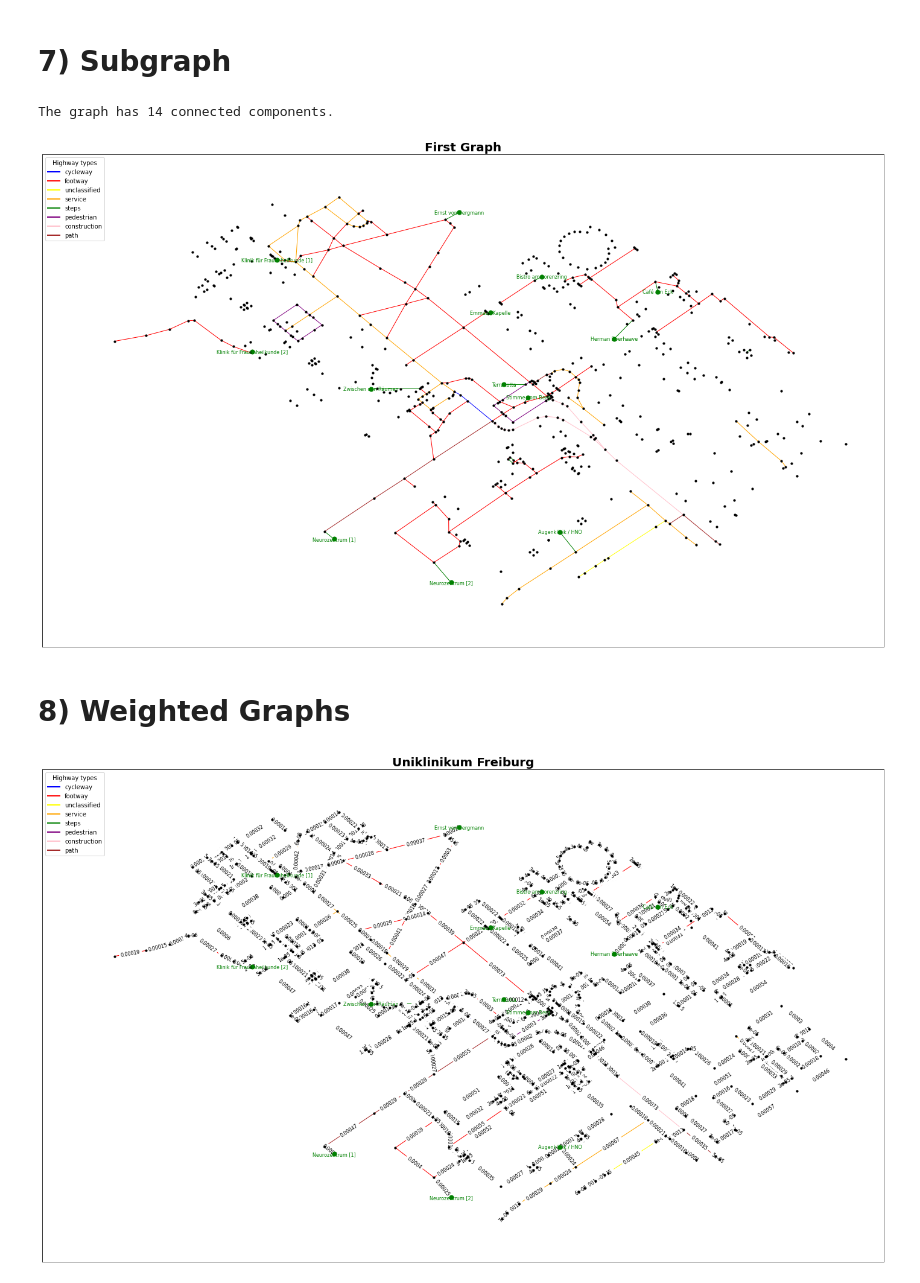
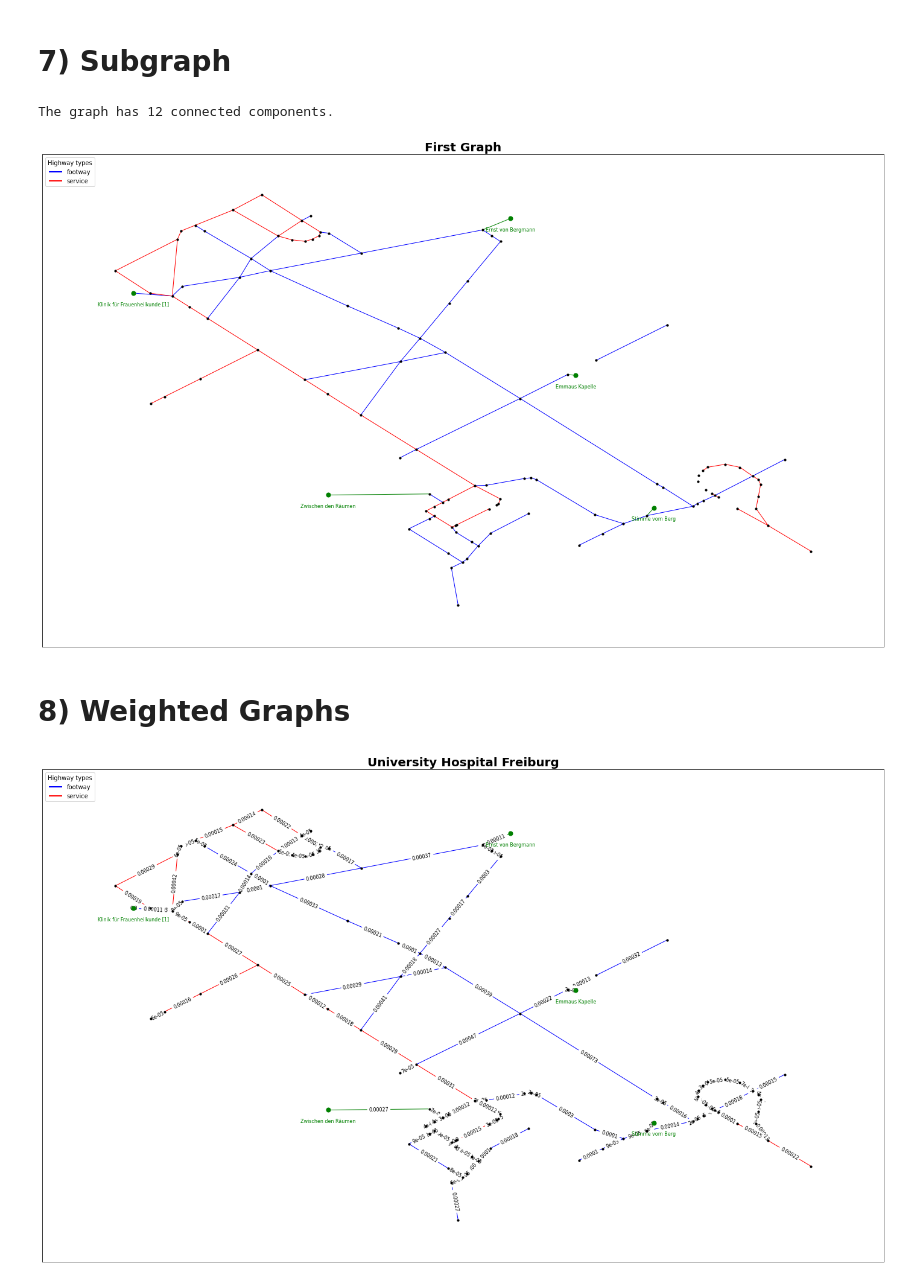
Before and after one commit to Dacian22/Medicar, a Jupyter notebook: Playground_Arved/UH_Freiburg_network.ipynb, the cells around one changed output. Cells and saved outputs as stored; diff of their text form; code cells hidden in the pictures.

```diff
--- a/Playground_Arved/UH_Freiburg_network.ipynb
+++ b/Playground_Arved/UH_Freiburg_network.ipynb
@@ -122,12 +122,12 @@ params = {
 # %%
-# # define necesssary parameters for the graph
-# params = {
-#     'named_nodes': ['Zwischen den Räumen', 'Stimme vom Berg',
-#                     'Emmaus Kapelle', 'Klinik für Frauenheilkunde [1]',
-#                     'Ernst von Bergmann'], # default: named_nodes.values()
-#     'highways': ['footway', 'service'], # default: highways
-#     'footprints': False # default: True
-# }
+# define necesssary parameters for the graph
+params = {
+    'named_nodes': ['Zwischen den Räumen', 'Stimme vom Berg',
+                    'Emmaus Kapelle', 'Klinik für Frauenheilkunde [1]',
+                    'Ernst von Bergmann'], # default: named_nodes.values()
+    'highways': ['footway', 'service'], # default: highways
+    'footprints': False # default: True
+}
 # %%
 # create a graph for the different types of highways
 G_highways = nx.Graph()
@@ -240,7 +240,7 @@ connected_components = list(nx.connected_components(G))
 # print the number of connected components
 print('The graph has {} connected components.'.format(len(connected_components)))
 # %% [output]
-The graph has 14 connected components.
+The graph has 12 connected components.
 # %%
 # create a subgraph of the largest connected component
 G_largest = G.subgraph(connected_components[0])
@@ -283,7 +283,7 @@ if params['highways'] is not None:
             params['highways'], fontsize=10, title='Highway types', loc='upper left')
 plt.show()
 # %% [output]
-[figure, old version]
+[figure, new version]
 # %% [markdown]
 # 8) Weighted Graphs
 # %%
@@ -306,38 +302,41 @@ colors = ['blue', 'red', 'yellow', 'orange', 'green', 'purple', 'pink', 'brown']
 
 # plot the graph where all nodes are placed at their geographical position
 pos = {key: (float(value[0]), float(value[1])) for key, value in nds.items()}
+# correct position for the labels
+pos_labels = {key: (float(value[0]), float(value[1]) - 0.00008) for key, value in nds.items()}
 plt.figure(figsize=(25, 15))
 
 # plot subgraph of the largest connected component
 # plot only nodes that have a name
 nx.draw_networkx_nodes(G_largest, pos, nodelist=[node for node in G_largest.nodes if nds[node][2] is not None and node in named_nodes],
                        node_color='green', node_size=50)
 # label them
-nx.draw_networkx_labels(G_largest, pos, labels={node: nds[node][2] for node in G_largest.nodes if nds[node][2] is not None and node in named_nodes},
+nx.draw_networkx_labels(G_largest, pos=pos_labels,
+                        labels={node: nds[node][2] for node in G_largest.nodes if nds[node][2] is not None and node in named_nodes},
                         font_size=8, font_color='green')
 # add all other nodes that are part of the largest connected component
 nx.draw_networkx_nodes(G_largest, pos, nodelist=[node for node in G_largest.nodes if nds[node][2] is None],
                        node_color='black', node_size=10)
 # add edges from the highways graph if they are part of the largest connected component
 if params['highways'] is not None:
     for i, highway_type in enumerate(params['highways']):
         nx.draw_networkx_edges(G_largest, pos, edgelist=[edge for edge in G_highways.edges
                                                          if edge_labels_highways[edge] == highway_type
                                                          and edge[0] in G_largest.nodes and edge[1] in G_largest.nodes],
                             edge_color=colors[i], width=1)
 # add edges from named nodes to the closest node on a way
 nx.draw_networkx_edges(G_largest, pos, edgelist=[(node, closest_node[node]) for node in closest_node],
                        edge_color='green', width=1)
 # label the edges with the weights
 edge_labels = {(u, v): round(G_largest_weighted[u][v]['weight'], 5) for u, v in G_largest_weighted.edges()}
 nx.draw_networkx_edge_labels(G_largest, pos, edge_labels=edge_labels, font_size=8)
 
 # plot the graph
-plt.title('Uniklinikum Freiburg', fontsize=20, fontweight='bold')
+plt.title('University Hospital Freiburg', fontsize=20, fontweight='bold')
 # legend that described colors and highway types
 if params['highways'] is not None:
     plt.legend([plt.Line2D([0], [0], color=colors[i], lw=2) for i in range(len(params['highways']))],
             params['highways'], fontsize=10, title='Highway types', loc='upper left')
 plt.show()
 # %% [output]
-[figure, old version]
+[figure, new version]
```
Also changed, not shown: parts of 8 cells of this notebook, 1 other file.
